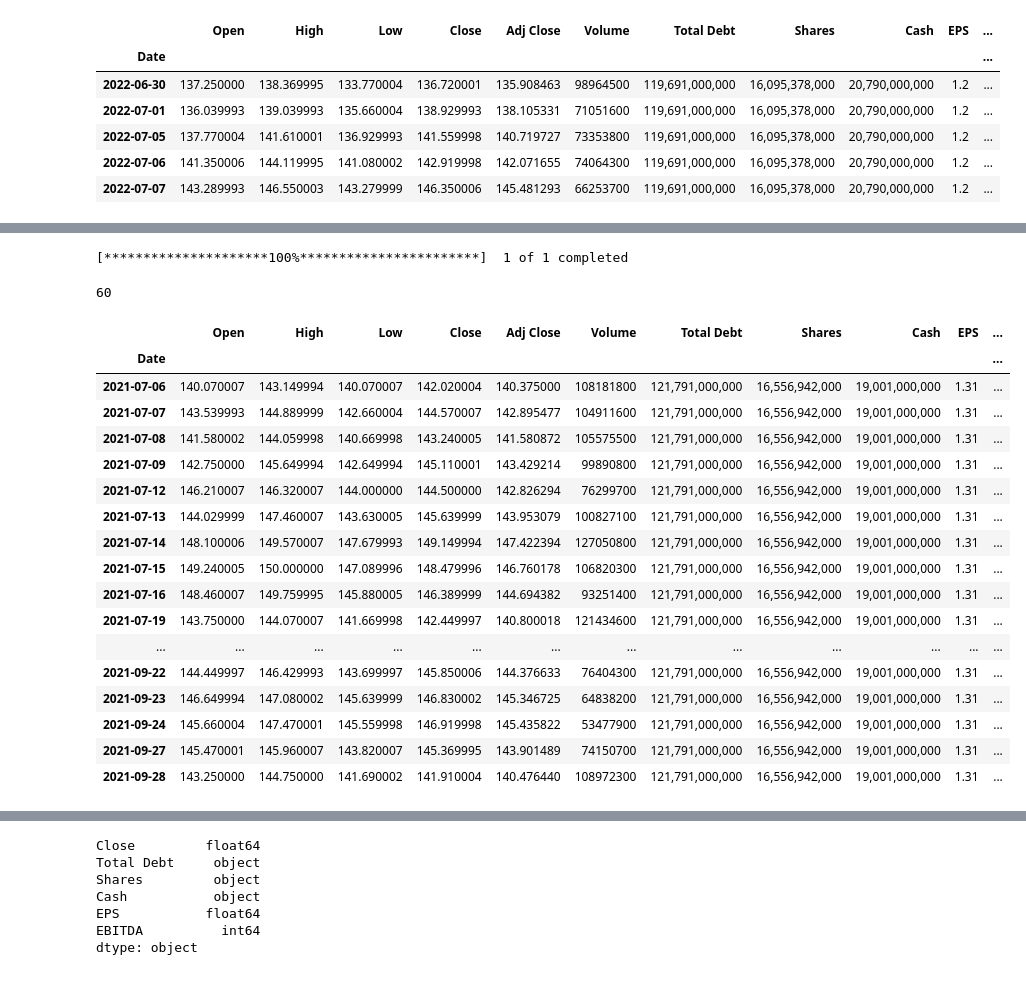
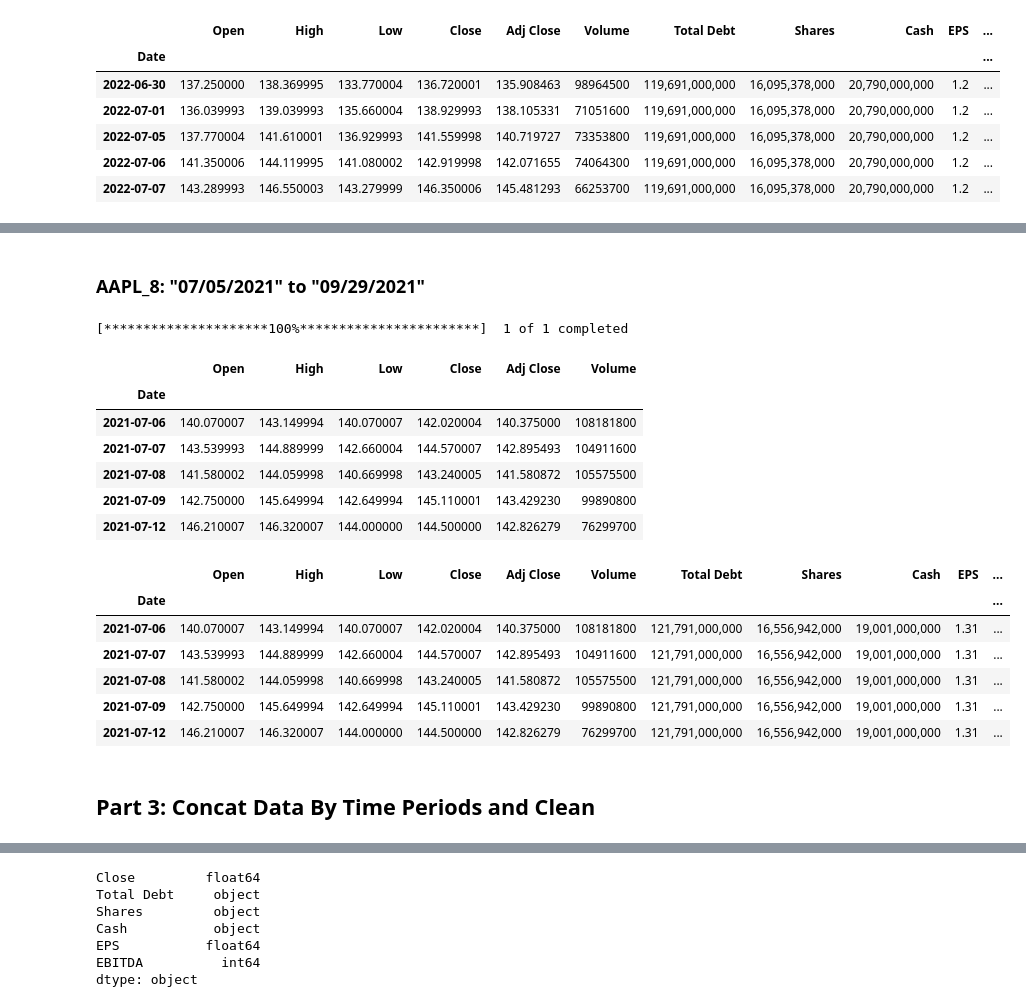
Before and after one commit to alexnovis1/Analyst_Rating, a Jupyter notebook: analyst_rating.ipynb, the cells around one changed output, grey strips where cells are left out. Saved outputs shown, nothing was run; the diff lists cells and outputs as text; code cells hidden in the pictures.

```diff
--- a/analyst_rating.ipynb
+++ b/analyst_rating.ipynb
@@ -359,36 +397,40 @@ aapl_7.head()
 | 2021-10-05 | 139.490005 | 142.240005 | 139.360001 | 141.110001 | 139.684525 | 80861100 | 124,719,000,000 | 16,426,786,000 | 16,977,000,000 | 1.25 | ... |
 | 2021-10-06 | 139.470001 | 142.149994 | 138.369995 | 142.000000 | 140.565521 | 83221100 | 124,719,000,000 | 16,426,786,000 | 16,977,000,000 | 1.25 | ... |
+# %% [markdown]
+### AAPL_8: "07/05/2021" to "09/29/2021"
 # %%
+# Pull aapl ticker with date range "07/05/2021" to "09/29/2021"
 aapl_8 = yf.download("AAPL", start='2021-07-05', end = '2021-09-29', interval="1d")
-aapl_8.shape[0]
+
+# View first 5 rows of data
+aapl_8.head()
 # %% [output]
 [*********************100%***********************]  1 of 1 completed
-60
+|  | Open | High | Low | Close | Adj Close | Volume |
+| Date |  |  |  |  |  |  |
+| 2021-07-06 | 140.070007 | 143.149994 | 140.070007 | 142.020004 | 140.375000 | 108181800 |
+| 2021-07-07 | 143.539993 | 144.889999 | 142.660004 | 144.570007 | 142.895493 | 104911600 |
+| 2021-07-08 | 141.580002 | 144.059998 | 140.669998 | 143.240005 | 141.580872 | 105575500 |
+| 2021-07-09 | 142.750000 | 145.649994 | 142.649994 | 145.110001 | 143.429230 | 99890800 |
+| 2021-07-12 | 146.210007 | 146.320007 | 144.000000 | 144.500000 | 142.826279 | 76299700 |
 # %%
+# Create 'Total Debt', 'Shares', 'Cash', 'EPS', 'EBITDA' and concat this data to yfinance data
 aapl_8['Total Debt'] = aapl_debt.loc['2021-06-30']
 aapl_8['Shares'] = aapl_shares.loc['2021-06-30']
 aapl_8['Cash'] = aapl_cash.loc['2021-06-30']
 aapl_8['EPS'] = 1.31
 aapl_8['EBITDA'] = 26958000000
 
-aapl_8
+# View first five rows of data
+aapl_8.head()
 # %% [output]
 |  | Open | High | Low | Close | Adj Close | Volume | Total Debt | Shares | Cash | EPS | ... |
 | Date |  |  |  |  |  |  |  |  |  |  | ... |
 | 2021-07-06 | 140.070007 | 143.149994 | 140.070007 | 142.020004 | 140.375000 | 108181800 | 121,791,000,000 | 16,556,942,000 | 19,001,000,000 | 1.31 | ... |
-| 2021-07-07 | 143.539993 | 144.889999 | 142.660004 | 144.570007 | 142.895477 | 104911600 | 121,791,000,000 | 16,556,942,000 | 19,001,000,000 | 1.31 | ... |
+| 2021-07-07 | 143.539993 | 144.889999 | 142.660004 | 144.570007 | 142.895493 | 104911600 | 121,791,000,000 | 16,556,942,000 | 19,001,000,000 | 1.31 | ... |
 | 2021-07-08 | 141.580002 | 144.059998 | 140.669998 | 143.240005 | 141.580872 | 105575500 | 121,791,000,000 | 16,556,942,000 | 19,001,000,000 | 1.31 | ... |
-| 2021-07-09 | 142.750000 | 145.649994 | 142.649994 | 145.110001 | 143.429214 | 99890800 | 121,791,000,000 | 16,556,942,000 | 19,001,000,000 | 1.31 | ... |
-| 2021-07-12 | 146.210007 | 146.320007 | 144.000000 | 144.500000 | 142.826294 | 76299700 | 121,791,000,000 | 16,556,942,000 | 19,001,000,000 | 1.31 | ... |
-| 2021-07-13 | 144.029999 | 147.460007 | 143.630005 | 145.639999 | 143.953079 | 100827100 | 121,791,000,000 | 16,556,942,000 | 19,001,000,000 | 1.31 | ... |
-| 2021-07-14 | 148.100006 | 149.570007 | 147.679993 | 149.149994 | 147.422394 | 127050800 | 121,791,000,000 | 16,556,942,000 | 19,001,000,000 | 1.31 | ... |
-| 2021-07-15 | 149.240005 | 150.000000 | 147.089996 | 148.479996 | 146.760178 | 106820300 | 121,791,000,000 | 16,556,942,000 | 19,001,000,000 | 1.31 | ... |
-| 2021-07-16 | 148.460007 | 149.759995 | 145.880005 | 146.389999 | 144.694382 | 93251400 | 121,791,000,000 | 16,556,942,000 | 19,001,000,000 | 1.31 | ... |
-| 2021-07-19 | 143.750000 | 144.070007 | 141.669998 | 142.449997 | 140.800018 | 121434600 | 121,791,000,000 | 16,556,942,000 | 19,001,000,000 | 1.31 | ... |
-| ... | ... | ... | ... | ... | ... | ... | ... | ... | ... | ... | ... |
-| 2021-09-22 | 144.449997 | 146.429993 | 143.699997 | 145.850006 | 144.376633 | 76404300 | 121,791,000,000 | 16,556,942,000 | 19,001,000,000 | 1.31 | ... |
-| 2021-09-23 | 146.649994 | 147.080002 | 145.639999 | 146.830002 | 145.346725 | 64838200 | 121,791,000,000 | 16,556,942,000 | 19,001,000,000 | 1.31 | ... |
-| 2021-09-24 | 145.660004 | 147.470001 | 145.559998 | 146.919998 | 145.435822 | 53477900 | 121,791,000,000 | 16,556,942,000 | 19,001,000,000 | 1.31 | ... |
-| 2021-09-27 | 145.470001 | 145.960007 | 143.820007 | 145.369995 | 143.901489 | 74150700 | 121,791,000,000 | 16,556,942,000 | 19,001,000,000 | 1.31 | ... |
-| 2021-09-28 | 143.250000 | 144.750000 | 141.690002 | 141.910004 | 140.476440 | 108972300 | 121,791,000,000 | 16,556,942,000 | 19,001,000,000 | 1.31 | ... |
+| 2021-07-09 | 142.750000 | 145.649994 | 142.649994 | 145.110001 | 143.429230 | 99890800 | 121,791,000,000 | 16,556,942,000 | 19,001,000,000 | 1.31 | ... |
+| 2021-07-12 | 146.210007 | 146.320007 | 144.000000 | 144.500000 | 142.826279 | 76299700 | 121,791,000,000 | 16,556,942,000 | 19,001,000,000 | 1.31 | ... |
+# %% [markdown]
+## Part 3: Concat Data By Time Periods and Clean
 # %%
```
Also changed, not shown: parts of 123 cells of this notebook, 29 other files.
